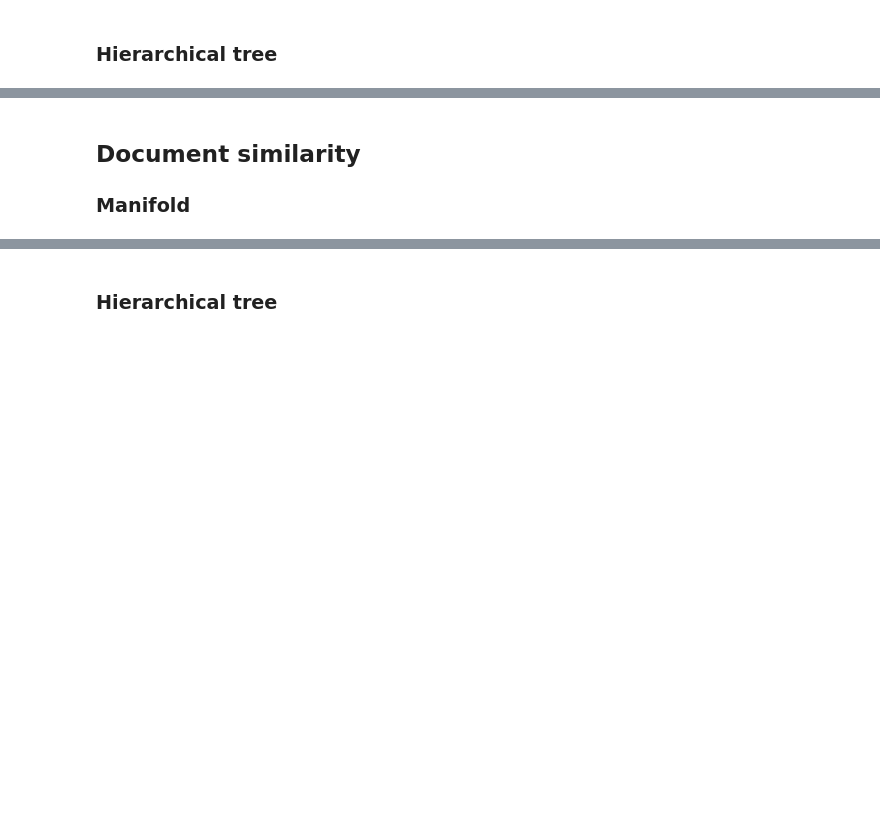
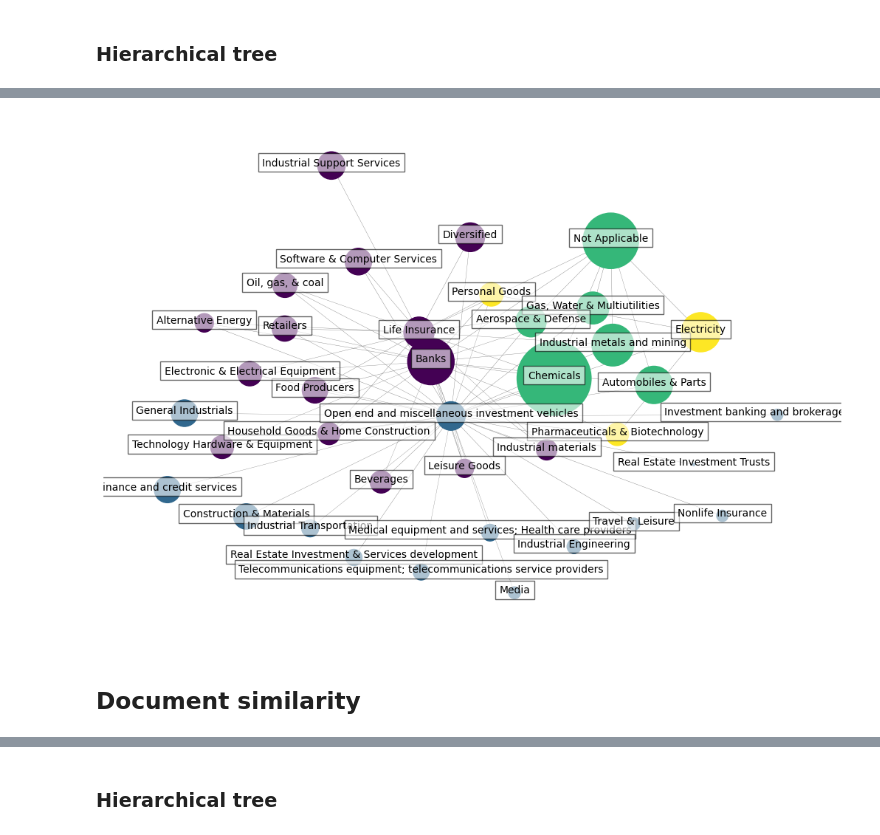
Before and after one commit to fridrichmrtn/sustainability-reports-industry-analysis, a Jupyter notebook: docs/industry_exploration.ipynb, the cells around one changed output, grey strips where cells are left out. Cells and saved outputs as stored; diff of their text form; code cells hidden in the pictures; blank space fills up the shorter version.

```diff
--- a/docs/industry_exploration.ipynb
+++ b/docs/industry_exploration.ipynb
@@ -98,4 +102,19 @@ plt.show()
+# %%
+# communities in jsd graph
+c = nx.community.greedy_modularity_communities(G, weight="jsd", cutoff=3)
+cmap = plt.get_cmap("viridis", len(c))
+node_colors = {n:i for i,subset in enumerate(c) for n in subset}
+node_colors = [node_colors[n] for n in G.nodes()]
+pos = nx.kamada_kawai_layout(G, weight="jsd")
+f = plt.figure(figsize=(10, 7))
+nx.draw(G, pos, node_size=nodes["n_docs"]*5, node_color=node_colors,
+    with_labels=False, font_size=10, width=edges["jsd"].abs()*0.5,
+    edge_color="gray")
+nx.draw_networkx_labels(G, pos, labels=nodes.id, font_size=10,
+    bbox=dict(facecolor="white", alpha=0.6),
+    verticalalignment="baseline")
+plt.show()
+# %% [output]
+[figure, added]
 # %% [markdown]
 ## Document similarity
-
-### Manifold
```
Also changed, not shown: parts of 15 cells of this notebook, 1 other file.
